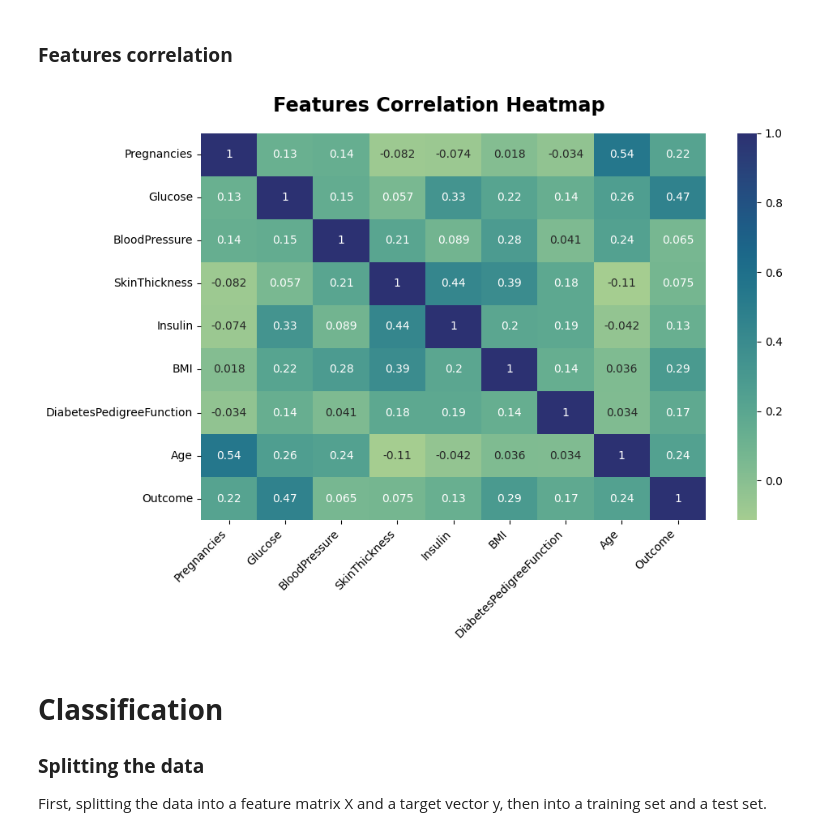
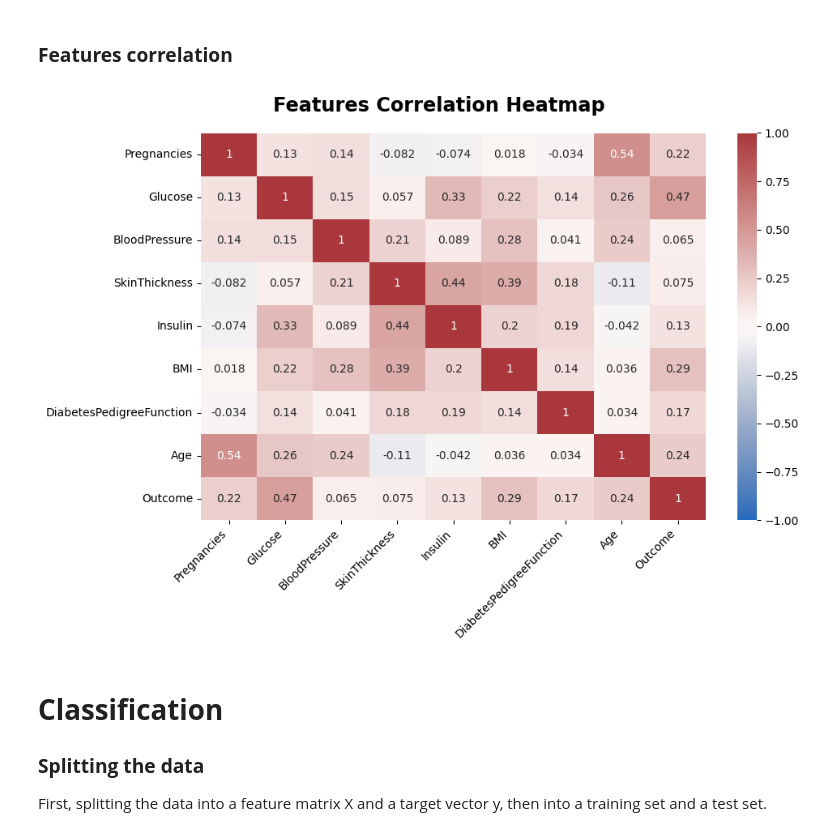
Before and after one commit to MaurycyEbertowski/Binary-Classification-Models, a Jupyter notebook: Diabetes.ipynb, the cells around one changed output. Drawn from its saved outputs; the diff is of its cells as text; code cells hidden in the pictures.

```diff
--- a/Diabetes.ipynb
+++ b/Diabetes.ipynb
@@ -102,14 +107,14 @@ plt.show()
 ### **Features correlation**
 # %%
 fig, ax = plt.subplots(figsize=(10, 7))
-sns.heatmap(data.corr(), annot=True, cmap="crest", ax=ax)
+sns.heatmap(data.corr(), annot=True, cmap="vlag", ax=ax, vmin=-1, vmax=1)
 label = ax.get_xticklabels()
 plt.setp(label, rotation=45, horizontalalignment='right')
 fig.suptitle('Features Correlation Heatmap', fontsize='xx-large', fontweight='bold')
 plt.tight_layout()
 plt.show()
 # %% [output]
-[figure, old version]
+[figure, new version]
 # %% [markdown]
 # **Classification**
 
```
Also changed, not shown: parts of 15 cells of this notebook.
